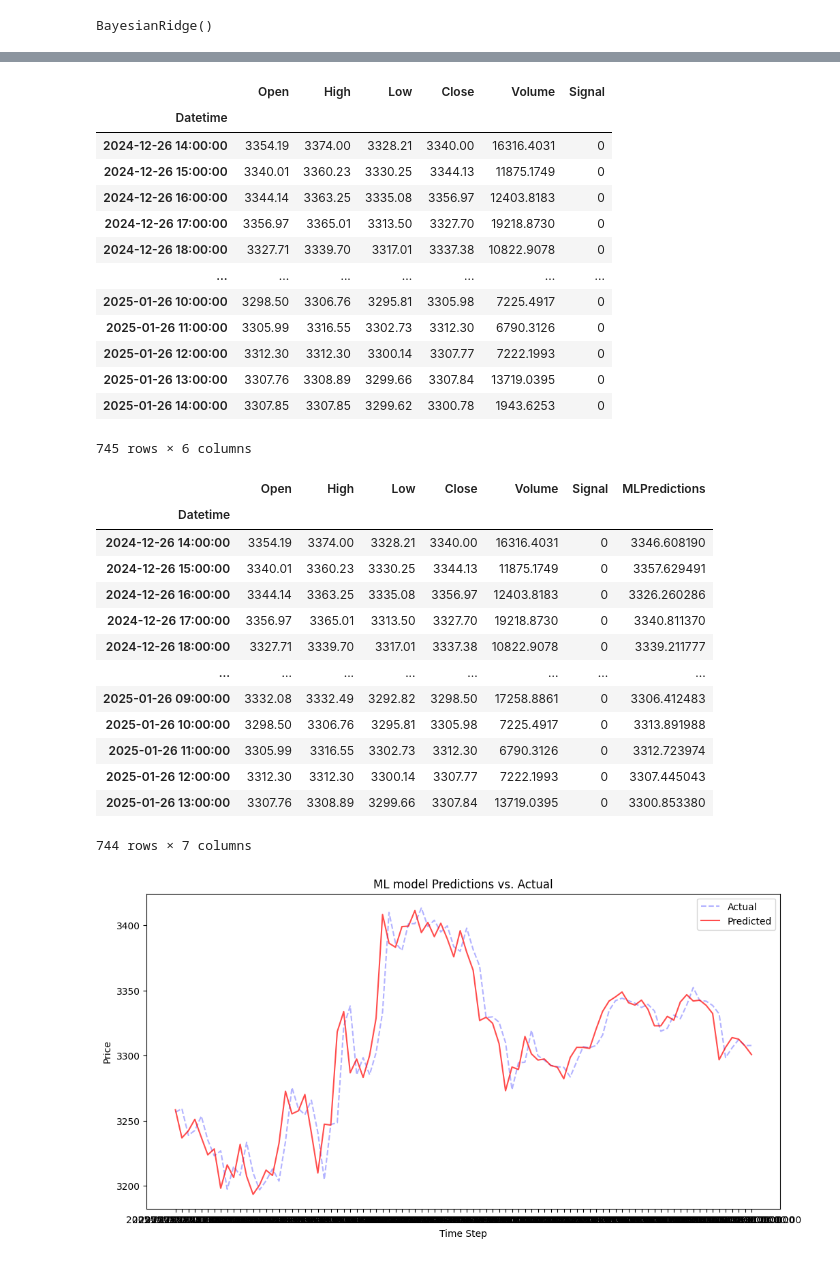
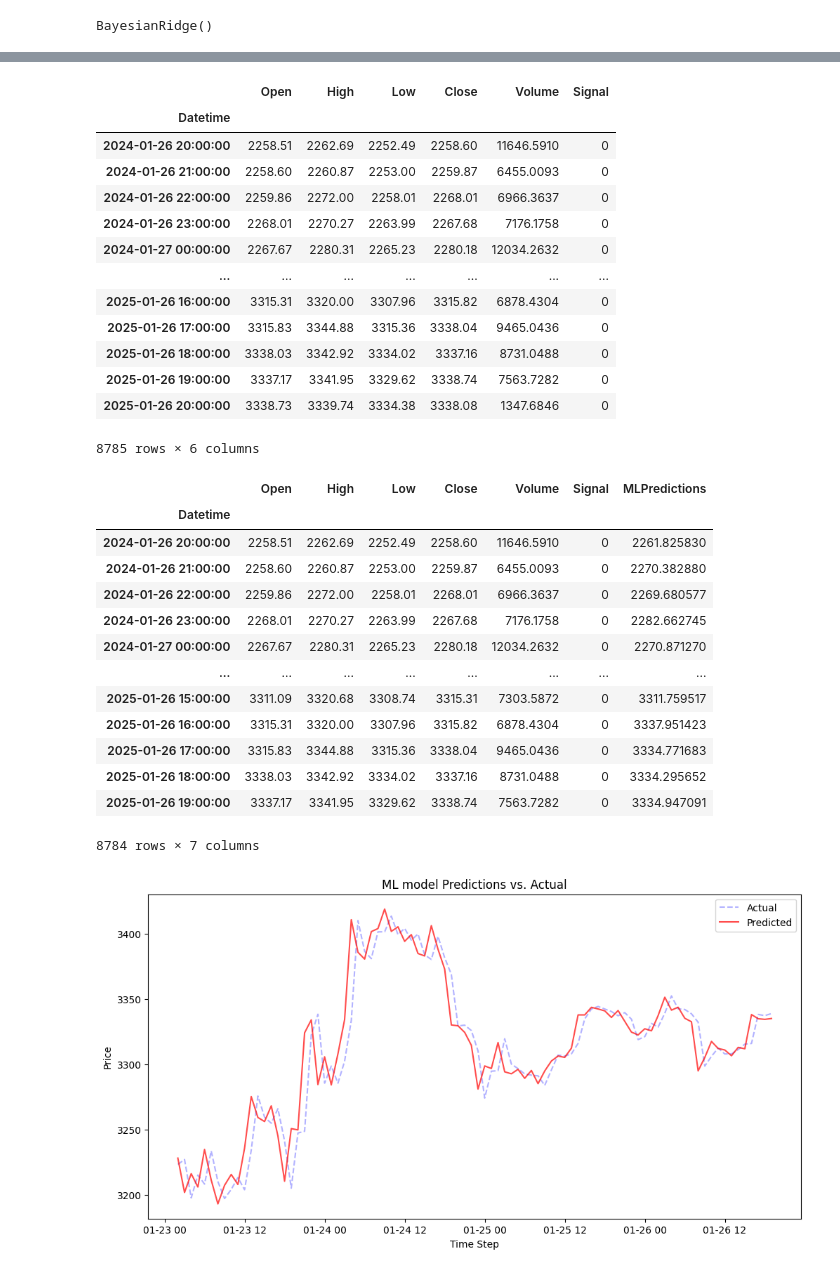
Before and after one commit to w3dip/otus-ml-finance-bot, a Jupyter notebook: ml_tsfresh.ipynb, the cells around one changed output, grey strips where cells are left out. Saved outputs shown, nothing was run; the diff lists cells and outputs as text; code cells hidden in the pictures.

```diff
--- a/ml_tsfresh.ipynb
+++ b/ml_tsfresh.ipynb
@@ -8,9 +8,9 @@ class COMMON_CONFIG:
     SEED = 777
     SYMBOL = 'ETH/USDT'
     TIMEFRAME = '1h'
-    START_DATE = '2024-01-01T00:00:00Z'
-    VAL_DATA_OFFSET = 2,
-    TEST_DATA_OFFSET = 1,
+    START_DATE = '2020-01-01T00:00:00Z'
+    VAL_DATA_OFFSET = 18,
+    TEST_DATA_OFFSET = 12,
     ML_TARGET_NEXT_PERIOD_OFFSET = -1
     TA_MAX_STAT = 'Profit Factor'
     TA_KOEF = ML_TARGET_NEXT_PERIOD_OFFSET * -1
@@ -209,0 +203,2 @@ X
+# %%
+X_csv = COMMON_CONFIG.SYMBOL.replace('/', '_') + '_' + COMMON_CONFIG.TIMEFRAME + '_X_features.csv'
@@ -209,0 +207,5 @@ X
+# %%
+X = pd.read_csv(X_csv)
+X["last_timestamp"] = pd.to_datetime(X["last_timestamp"])
+X.set_index('last_timestamp', inplace=True)
+X
@@ -568,18 +563,18 @@ bt_best_params_test_data_form_file
 # %% [output]
 |  | Open | High | Low | Close | Volume | Signal |
 | Datetime |  |  |  |  |  |  |
-| 2024-12-26 14:00:00 | 3354.19 | 3374.00 | 3328.21 | 3340.00 | 16316.4031 | 0 |
-| 2024-12-26 15:00:00 | 3340.01 | 3360.23 | 3330.25 | 3344.13 | 11875.1749 | 0 |
-| 2024-12-26 16:00:00 | 3344.14 | 3363.25 | 3335.08 | 3356.97 | 12403.8183 | 0 |
-| 2024-12-26 17:00:00 | 3356.97 | 3365.01 | 3313.50 | 3327.70 | 19218.8730 | 0 |
-| 2024-12-26 18:00:00 | 3327.71 | 3339.70 | 3317.01 | 3337.38 | 10822.9078 | 0 |
+| 2024-01-26 20:00:00 | 2258.51 | 2262.69 | 2252.49 | 2258.60 | 11646.5910 | 0 |
+| 2024-01-26 21:00:00 | 2258.60 | 2260.87 | 2253.00 | 2259.87 | 6455.0093 | 0 |
+| 2024-01-26 22:00:00 | 2259.86 | 2272.00 | 2258.01 | 2268.01 | 6966.3637 | 0 |
+| 2024-01-26 23:00:00 | 2268.01 | 2270.27 | 2263.99 | 2267.68 | 7176.1758 | 0 |
+| 2024-01-27 00:00:00 | 2267.67 | 2280.31 | 2265.23 | 2280.18 | 12034.2632 | 0 |
 | ... | ... | ... | ... | ... | ... | ... |
-| 2025-01-26 10:00:00 | 3298.50 | 3306.76 | 3295.81 | 3305.98 | 7225.4917 | 0 |
-| 2025-01-26 11:00:00 | 3305.99 | 3316.55 | 3302.73 | 3312.30 | 6790.3126 | 0 |
-| 2025-01-26 12:00:00 | 3312.30 | 3312.30 | 3300.14 | 3307.77 | 7222.1993 | 0 |
-| 2025-01-26 13:00:00 | 3307.76 | 3308.89 | 3299.66 | 3307.84 | 13719.0395 | 0 |
-| 2025-01-26 14:00:00 | 3307.85 | 3307.85 | 3299.62 | 3300.78 | 1943.6253 | 0 |
+| 2025-01-26 16:00:00 | 3315.31 | 3320.00 | 3307.96 | 3315.82 | 6878.4304 | 0 |
+| 2025-01-26 17:00:00 | 3315.83 | 3344.88 | 3315.36 | 3338.04 | 9465.0436 | 0 |
+| 2025-01-26 18:00:00 | 3338.03 | 3342.92 | 3334.02 | 3337.16 | 8731.0488 | 0 |
+| 2025-01-26 19:00:00 | 3337.17 | 3341.95 | 3329.62 | 3338.74 | 7563.7282 | 0 |
+| 2025-01-26 20:00:00 | 3338.73 | 3339.74 | 3334.38 | 3338.08 | 1347.6846 | 0 |
-745 rows × 6 columns
+8785 rows × 6 columns
 # %%
 bt_best_params_test_data = pd.concat([bt_best_params_test_data_form_file.reset_index(), predictions_df.reset_index(drop=True)], axis=1)
 bt_best_params_test_data["Datetime"] = pd.to_datetime(bt_best_params_test_data["Datetime"])
@@ -589,38 +584,26 @@ bt_best_params_test_data
 # %% [output]
 |  | Open | High | Low | Close | Volume | Signal | MLPredictions |
 | Datetime |  |  |  |  |  |  |  |
-| 2024-12-26 14:00:00 | 3354.19 | 3374.00 | 3328.21 | 3340.00 | 16316.4031 | 0 | 3346.608190 |
-| 2024-12-26 15:00:00 | 3340.01 | 3360.23 | 3330.25 | 3344.13 | 11875.1749 | 0 | 3357.629491 |
-| 2024-12-26 16:00:00 | 3344.14 | 3363.25 | 3335.08 | 3356.97 | 12403.8183 | 0 | 3326.260286 |
-| 2024-12-26 17:00:00 | 3356.97 | 3365.01 | 3313.50 | 3327.70 | 19218.8730 | 0 | 3340.811370 |
-| 2024-12-26 18:00:00 | 3327.71 | 3339.70 | 3317.01 | 3337.38 | 10822.9078 | 0 | 3339.211777 |
+| 2024-01-26 20:00:00 | 2258.51 | 2262.69 | 2252.49 | 2258.60 | 11646.5910 | 0 | 2261.825830 |
+| 2024-01-26 21:00:00 | 2258.60 | 2260.87 | 2253.00 | 2259.87 | 6455.0093 | 0 | 2270.382880 |
+| 2024-01-26 22:00:00 | 2259.86 | 2272.00 | 2258.01 | 2268.01 | 6966.3637 | 0 | 2269.680577 |
+| 2024-01-26 23:00:00 | 2268.01 | 2270.27 | 2263.99 | 2267.68 | 7176.1758 | 0 | 2282.662745 |
+| 2024-01-27 00:00:00 | 2267.67 | 2280.31 | 2265.23 | 2280.18 | 12034.2632 | 0 | 2270.871270 |
 | ... | ... | ... | ... | ... | ... | ... | ... |
-| 2025-01-26 09:00:00 | 3332.08 | 3332.49 | 3292.82 | 3298.50 | 17258.8861 | 0 | 3306.412483 |
-| 2025-01-26 10:00:00 | 3298.50 | 3306.76 | 3295.81 | 3305.98 | 7225.4917 | 0 | 3313.891988 |
-| 2025-01-26 11:00:00 | 3305.99 | 3316.55 | 3302.73 | 3312.30 | 6790.3126 | 0 | 3312.723974 |
-| 2025-01-26 12:00:00 | 3312.30 | 3312.30 | 3300.14 | 3307.77 | 7222.1993 | 0 | 3307.445043 |
-| 2025-01-26 13:00:00 | 3307.76 | 3308.89 | 3299.66 | 3307.84 | 13719.0395 | 0 | 3300.853380 |
+| 2025-01-26 15:00:00 | 3311.09 | 3320.68 | 3308.74 | 3315.31 | 7303.5872 | 0 | 3311.759517 |
+| 2025-01-26 16:00:00 | 3315.31 | 3320.00 | 3307.96 | 3315.82 | 6878.4304 | 0 | 3337.951423 |
+| 2025-01-26 17:00:00 | 3315.83 | 3344.88 | 3315.36 | 3338.04 | 9465.0436 | 0 | 3334.771683 |
+| 2025-01-26 18:00:00 | 3338.03 | 3342.92 | 3334.02 | 3337.16 | 8731.0488 | 0 | 3334.295652 |
+| 2025-01-26 19:00:00 | 3337.17 | 3341.95 | 3329.62 | 3338.74 | 7563.7282 | 0 | 3334.947091 |
-744 rows × 7 columns
+8784 rows × 7 columns
 # %%
-#from plots import plot
-
-def plot(all_predictions, all_targets, title):
-    plt.figure(figsize=(12, 6))
-    plt.plot(all_targets[-90:], label='Actual', color='blue', linestyle='--', alpha=0.3)
-    #plt.plot(all_targets, label='Actual', color='blue', linestyle='--', alpha=0.3)
-    plt.plot(all_predictions[-90:], label='Predicted', color='red', alpha=0.7)
-    #plt.plot(all_predictions, label='Predicted', color='red', alpha=0.7)
-    plt.title(title)
-    plt.xlabel("Time Step")
-    plt.ylabel("Price")
-    plt.legend()
-    plt.show()
+from plots import plot
 
 all_predictions = bt_best_params_test_data['MLPredictions']#['predicted_close']
 all_targets = bt_best_params_test_data['Close']#['close']
-plot(all_predictions, all_targets, "ML model Predictions vs. Actual")
+plot(all_predictions[-90:], all_targets[-90:], "ML model Predictions vs. Actual")
 # %% [output]
-[figure, old version]
+[figure, new version]
 # %%
 class TechAnalysisWithMLFilterStrategy(Strategy):
     def init(self):
```
Also changed, not shown: parts of 35 cells of this notebook, 5 other files.
